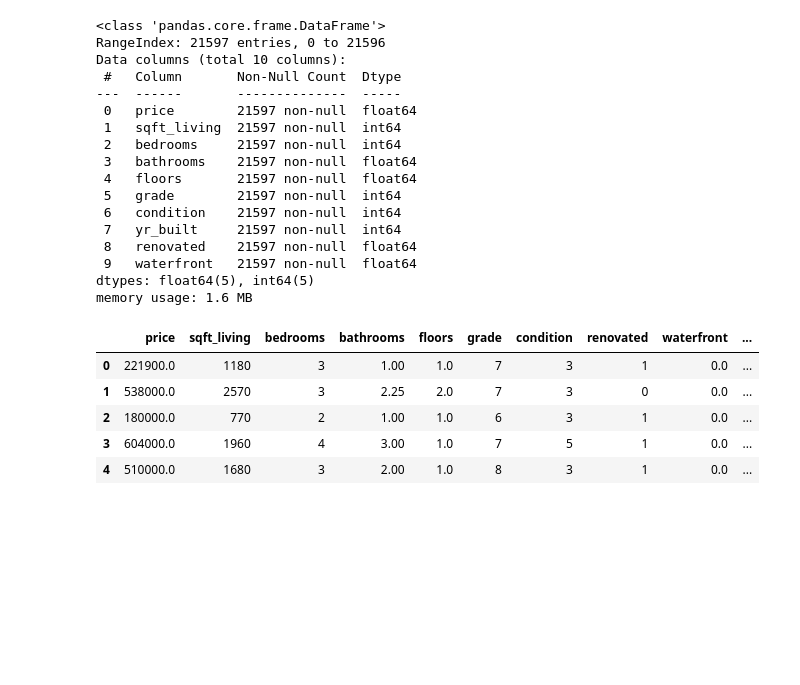
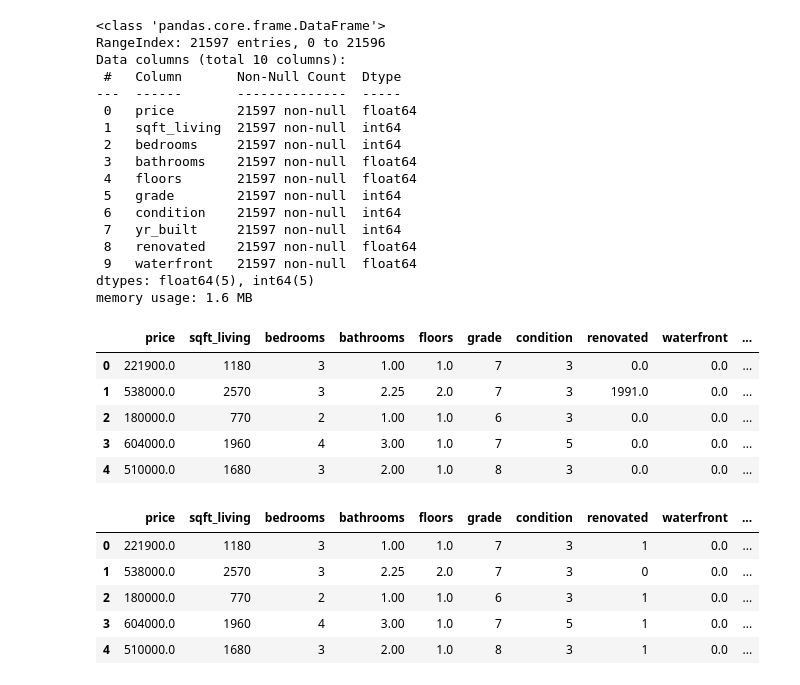
Before and after one commit to justinweible/Housing_Data_Analysis, a Jupyter notebook: housing_model_outlier.ipynb, the cells around one changed output. Saved outputs shown, nothing was run; the diff lists cells and outputs as text; code cells hidden in the pictures; blank space fills up the shorter version.

```diff
--- a/housing_model_outlier.ipynb
+++ b/housing_model_outlier.ipynb
@@ -117,6 +117,15 @@ memory usage: 1.6 MB
 # %%
 df['age'] = 2015 - df.yr_built
 df = df.drop(columns=['yr_built'], axis=1)
+# %%
+df.head()
+# %% [output]
+|  | price | sqft_living | bedrooms | bathrooms | floors | grade | condition | renovated | waterfront | ... |
+| 0 | 221900.0 | 1180 | 3 | 1.00 | 1.0 | 7 | 3 | 0.0 | 0.0 | ... |
+| 1 | 538000.0 | 2570 | 3 | 2.25 | 2.0 | 7 | 3 | 1991.0 | 0.0 | ... |
+| 2 | 180000.0 | 770 | 2 | 1.00 | 1.0 | 6 | 3 | 0.0 | 0.0 | ... |
+| 3 | 604000.0 | 1960 | 4 | 3.00 | 1.0 | 7 | 5 | 0.0 | 0.0 | ... |
+| 4 | 510000.0 | 1680 | 3 | 2.00 | 1.0 | 8 | 3 | 0.0 | 0.0 | ... |
 # %%
 renovated = df.renovated.values
 age = df.age.values
```
Also changed, not shown: parts of 10 cells of this notebook, 3 other files.
